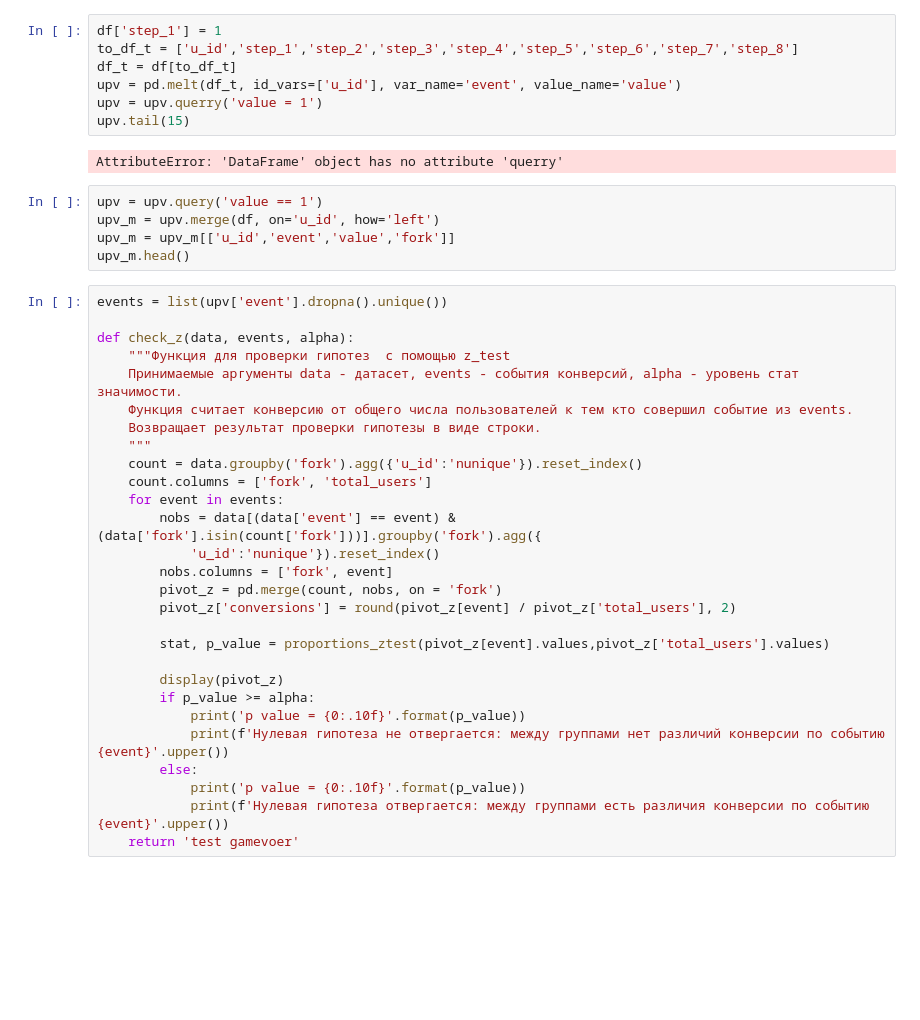
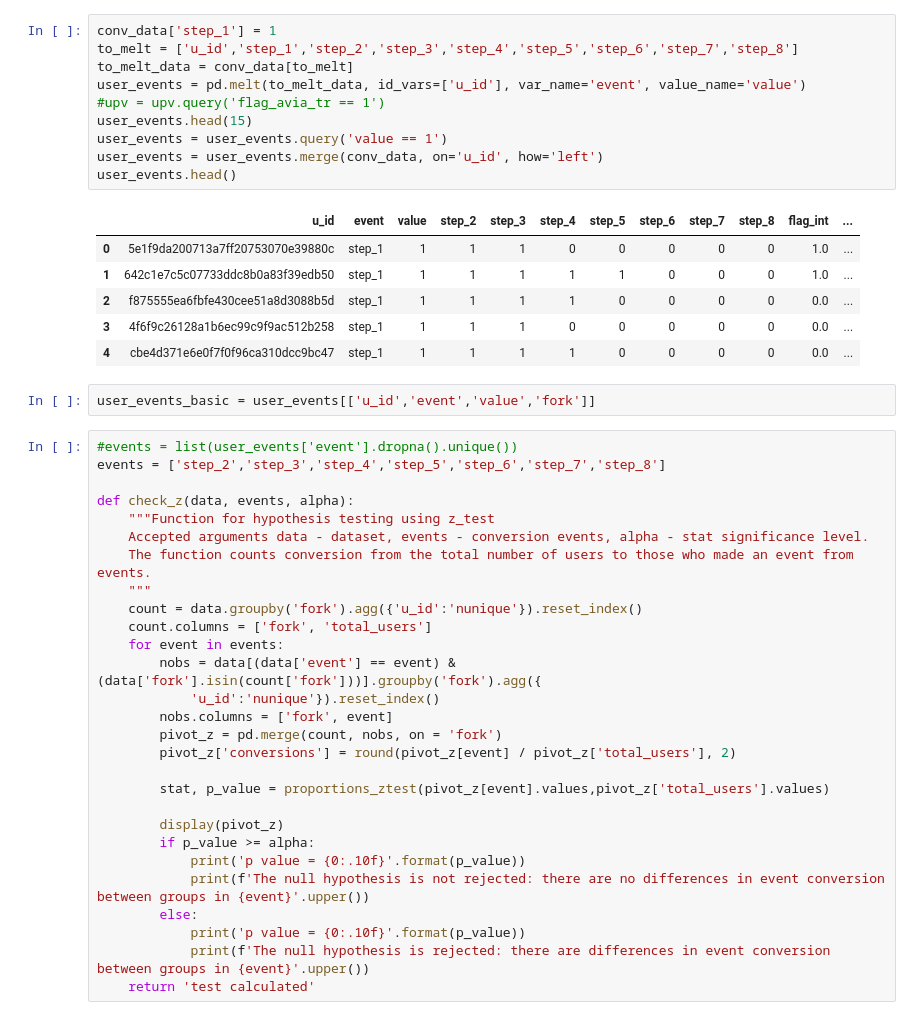
Before and after one commit to pavelkoya/abtest_travel, a Jupyter notebook: ab_testing_travel.ipynb, the cells around one changed output. Cells and saved outputs as stored; diff of their text form; blank space fills up the shorter version.

```diff
--- a/ab_testing_travel.ipynb
+++ b/ab_testing_travel.ipynb
@@ -128,27 +120,32 @@ dtype: object
 | 8 | 2cffe0af33d6eb61d6a50e5a66c584a2 | 1 | 1 | 1 | 0 | 0 | 0 | 0 | 1.0 | 0 | ... |
 | 9 | e2473c7af379185eb69218e61cd656e8 | 1 | 1 | 1 | 1 | 1 | 1 | 1 | 0.0 | 0 | ... |
 # %%
-df['step_1'] = 1
-to_df_t = ['u_id','step_1','step_2','step_3','step_4','step_5','step_6','step_7','step_8']
-df_t = df[to_df_t]
-upv = pd.melt(df_t, id_vars=['u_id'], var_name='event', value_name='value')
-upv = upv.querry('value = 1')
-upv.tail(15)
+conv_data['step_1'] = 1
+to_melt = ['u_id','step_1','step_2','step_3','step_4','step_5','step_6','step_7','step_8']
+to_melt_data = conv_data[to_melt]
+user_events = pd.melt(to_melt_data, id_vars=['u_id'], var_name='event', value_name='value')
+#upv = upv.query('flag_avia_tr == 1')
+user_events.head(15)
+user_events = user_events.query('value == 1')
+user_events = user_events.merge(conv_data, on='u_id', how='left')
+user_events.head()
 # %% [output]
-AttributeError: 'DataFrame' object has no attribute 'querry'
+|  | u_id | event | value | step_2 | step_3 | step_4 | step_5 | step_6 | step_7 | step_8 | flag_int | ... |
+| 0 | 5e1f9da200713a7ff20753070e39880c | step_1 | 1 | 1 | 1 | 0 | 0 | 0 | 0 | 0 | 1.0 | ... |
+| 1 | 642c1e7c5c07733ddc8b0a83f39edb50 | step_1 | 1 | 1 | 1 | 1 | 1 | 0 | 0 | 0 | 1.0 | ... |
+| 2 | f875555ea6fbfe430cee51a8d3088b5d | step_1 | 1 | 1 | 1 | 1 | 0 | 0 | 0 | 0 | 0.0 | ... |
+| 3 | 4f6f9c26128a1b6ec99c9f9ac512b258 | step_1 | 1 | 1 | 1 | 0 | 0 | 0 | 0 | 0 | 0.0 | ... |
+| 4 | cbe4d371e6e0f7f0f96ca310dcc9bc47 | step_1 | 1 | 1 | 1 | 1 | 0 | 0 | 0 | 0 | 0.0 | ... |
 # %%
-upv = upv.query('value == 1')
-upv_m = upv.merge(df, on='u_id', how='left')
-upv_m = upv_m[['u_id','event','value','fork']]
-upv_m.head()
+user_events_basic = user_events[['u_id','event','value','fork']]
 # %%
-events = list(upv['event'].dropna().unique())
+#events = list(user_events['event'].dropna().unique())
+events = ['step_2','step_3','step_4','step_5','step_6','step_7','step_8']
 
 def check_z(data, events, alpha):
-    """Функция для проверки гипотез  с помощью z_test
-    Принимаемые аргументы data - датасет, events - события конверсий, alpha - уровень стат значимости.
-    Функция считает конверсию от общего числа пользователей к тем кто совершил событие из events.
-    Возвращает результат проверки гипотезы в виде строки.
+    """Function for hypothesis testing using z_test
+    Accepted arguments data - dataset, events - conversion events, alpha - stat significance level.
+    The function counts conversion from the total number of users to those who made an event from events.
     """
     count = data.groupby('fork').agg({'u_id':'nunique'}).reset_index()
     count.columns = ['fork', 'total_users']
@@ -164,9 +161,9 @@ def check_z(data, events, alpha):
         display(pivot_z)
         if p_value >= alpha:
             print('p value = {0:.10f}'.format(p_value))
-            print(f'Нулевая гипотеза не отвергается: между группами нет различий конверсии по событию {event}'.upper())
+            print(f'The null hypothesis is not rejected: there are no differences in event conversion between groups in {event}'.upper())
         else:
             print('p value = {0:.10f}'.format(p_value))
-            print(f'Нулевая гипотеза отвергается: между группами есть различия конверсии по событию {event}'.upper())
-    return 'test gamevoer'
+            print(f'The null hypothesis is rejected: there are differences in event conversion between groups in {event}'.upper())
+    return 'test calculated'
 # %%
```
Also changed, not shown: parts of 20 cells of this notebook.
